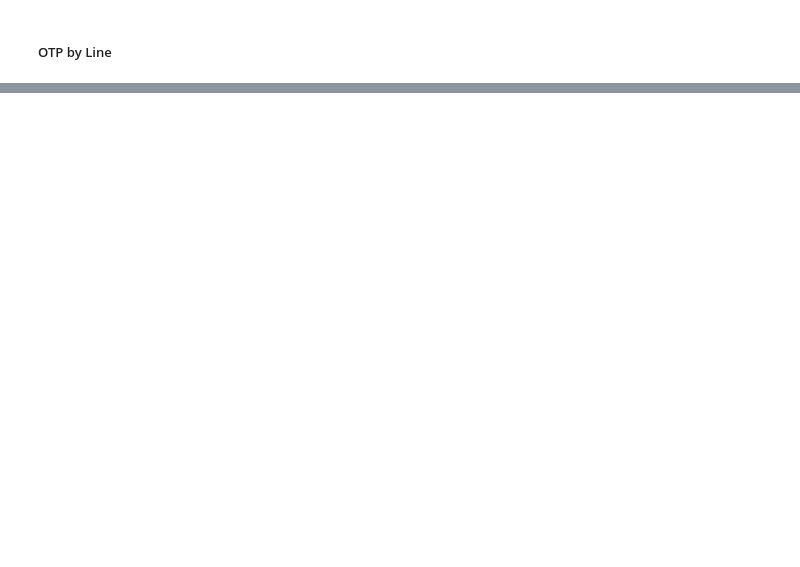
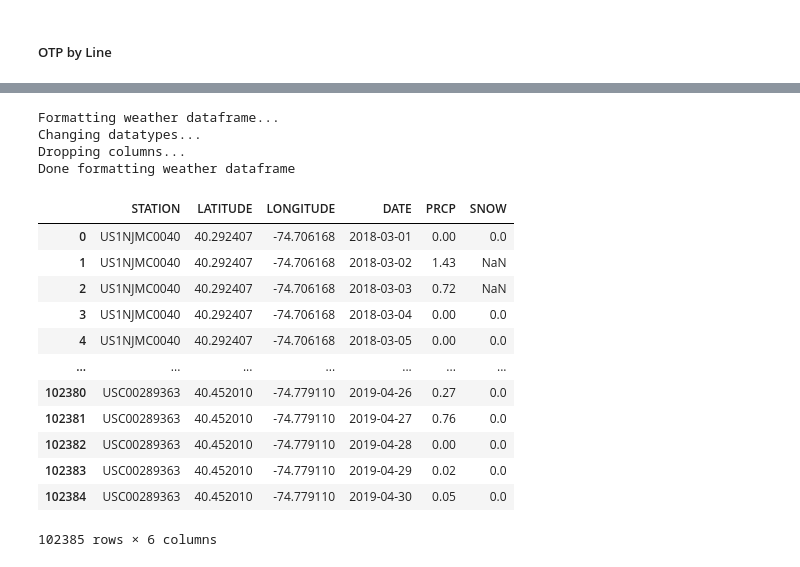
Before and after one commit to d0ugherty/On-Time-Performance-Stats, a Jupyter notebook: project.ipynb, the cells around one changed output, grey strips where cells are left out. Cells and saved outputs as stored; diff of their text form; code cells hidden in the pictures; blank space fills up the shorter version.

```diff
--- a/project.ipynb
+++ b/project.ipynb
@@ -79,0 +125,22 @@ march_weather.head(10)
+# %%
+weather = pd.read_csv('data\\weather.csv')
+weather = helper.format_weather(weather)
+weather
+# %% [output]
+Formatting weather dataframe...
+Changing datatypes...
+Dropping columns...
+Done formatting weather dataframe
+|  | STATION | LATITUDE | LONGITUDE | DATE | PRCP | SNOW |
+| 0 | US1NJMC0040 | 40.292407 | -74.706168 | 2018-03-01 | 0.00 | 0.0 |
+| 1 | US1NJMC0040 | 40.292407 | -74.706168 | 2018-03-02 | 1.43 | NaN |
+| 2 | US1NJMC0040 | 40.292407 | -74.706168 | 2018-03-03 | 0.72 | NaN |
+| 3 | US1NJMC0040 | 40.292407 | -74.706168 | 2018-03-04 | 0.00 | 0.0 |
+| 4 | US1NJMC0040 | 40.292407 | -74.706168 | 2018-03-05 | 0.00 | 0.0 |
+| ... | ... | ... | ... | ... | ... | ... |
+| 102380 | USC00289363 | 40.452010 | -74.779110 | 2019-04-26 | 0.27 | 0.0 |
+| 102381 | USC00289363 | 40.452010 | -74.779110 | 2019-04-27 | 0.76 | 0.0 |
+| 102382 | USC00289363 | 40.452010 | -74.779110 | 2019-04-28 | 0.00 | 0.0 |
+| 102383 | USC00289363 | 40.452010 | -74.779110 | 2019-04-29 | 0.02 | 0.0 |
+| 102384 | USC00289363 | 40.452010 | -74.779110 | 2019-04-30 | 0.05 | 0.0 |
+102385 rows × 6 columns
```
Also changed, not shown: parts of 13 cells of this notebook, 1 other file.
